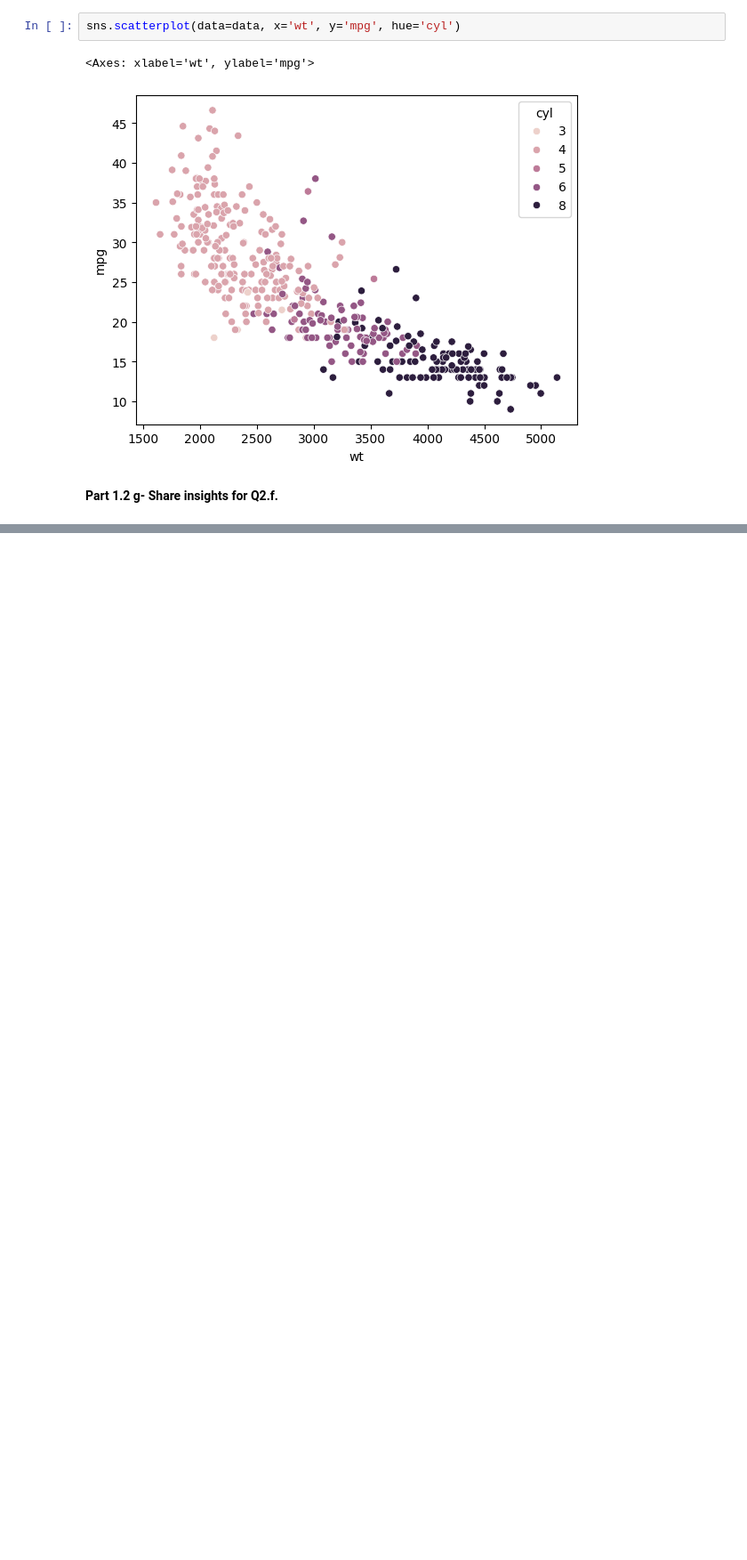
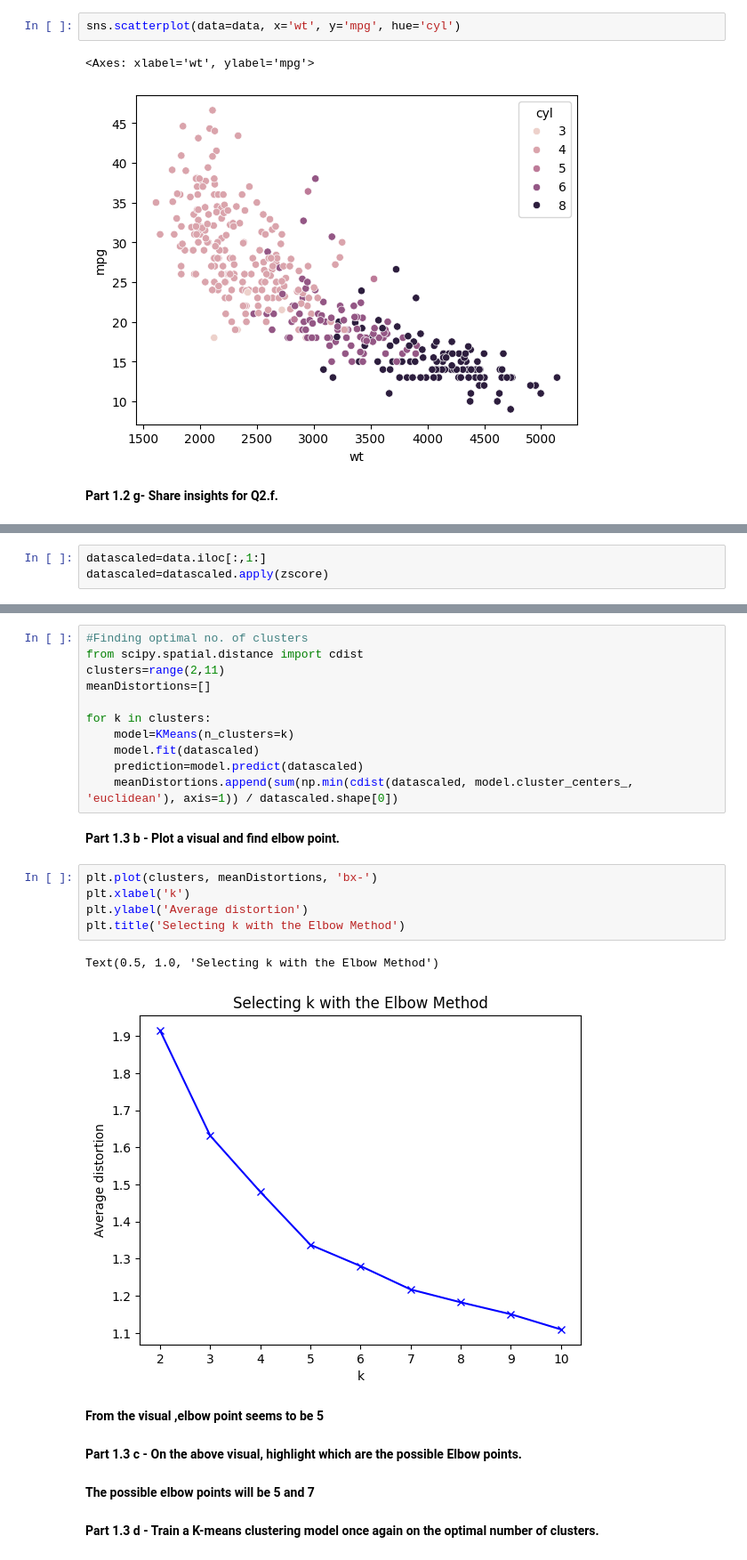
Before and after one commit to RethinaDuraiJohn/GreatLearning, a Jupyter notebook: Unsupervised/Project/UnsupervisedProject.ipynb, the cells around one changed output, grey strips where cells are left out. Shown at 89% size. Saved outputs shown, nothing was run; the diff lists cells and outputs as text; blank space fills up the shorter version.

Commit message:
until Knn optimal model building

```diff
--- a/Unsupervised/Project/UnsupervisedProject.ipynb
+++ b/Unsupervised/Project/UnsupervisedProject.ipynb
@@ -360,0 +414,3 @@ While comparing wt and mpg feature and distinguish by cylinders
+# %%
+datascaled=data.iloc[:,1:]
+datascaled=datascaled.apply(zscore)
@@ -360,0 +426,31 @@ While comparing wt and mpg feature and distinguish by cylinders
+# %%
+#Finding optimal no. of clusters
+from scipy.spatial.distance import cdist
+clusters=range(2,11)
+meanDistortions=[]
+
+for k in clusters:
+    model=KMeans(n_clusters=k)
+    model.fit(datascaled)
+    prediction=model.predict(datascaled)
+    meanDistortions.append(sum(np.min(cdist(datascaled, model.cluster_centers_, 'euclidean'), axis=1)) / datascaled.shape[0])
+# %% [markdown]
+**Part 1.3 b - Plot a visual and find elbow point.**
+# %%
+plt.plot(clusters, meanDistortions, 'bx-')
+plt.xlabel('k')
+plt.ylabel('Average distortion')
+plt.title('Selecting k with the Elbow Method')
+# %% [output]
+Text(0.5, 1.0, 'Selecting k with the Elbow Method')
+[figure, added]
+# %% [markdown]
+**From the visual ,elbow point seems to be 5**
+# %% [markdown]
+**Part 1.3 c - On the above visual, highlight which are
+the possible Elbow points.**
+# %% [markdown]
+**The possible elbow points will be 5 and 7**
+# %% [markdown]
+**Part 1.3 d - Train a K-means clustering model once
+again on the optimal number of clusters.**
```
Also changed, not shown: parts of 12 cells of this notebook.
